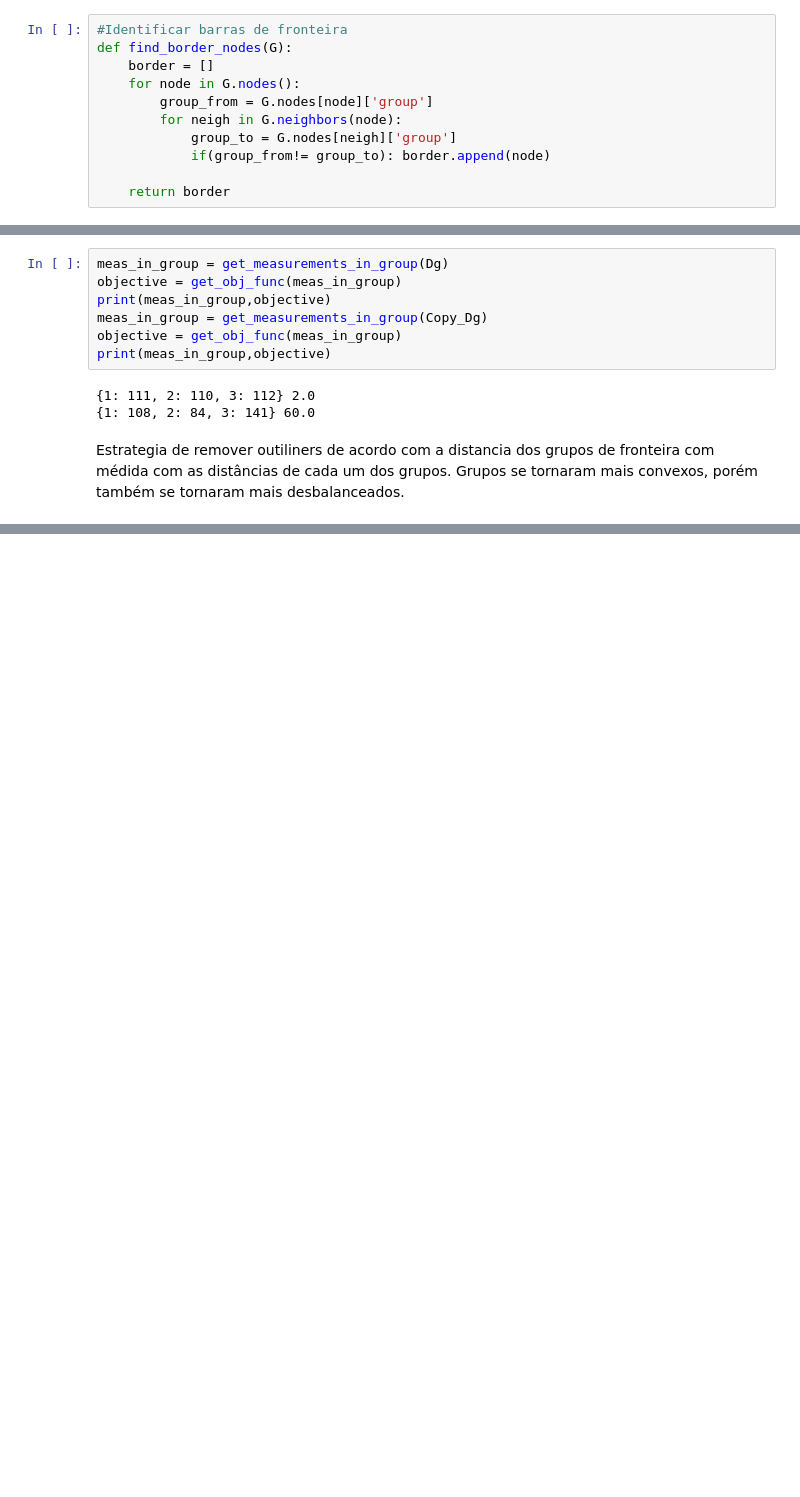
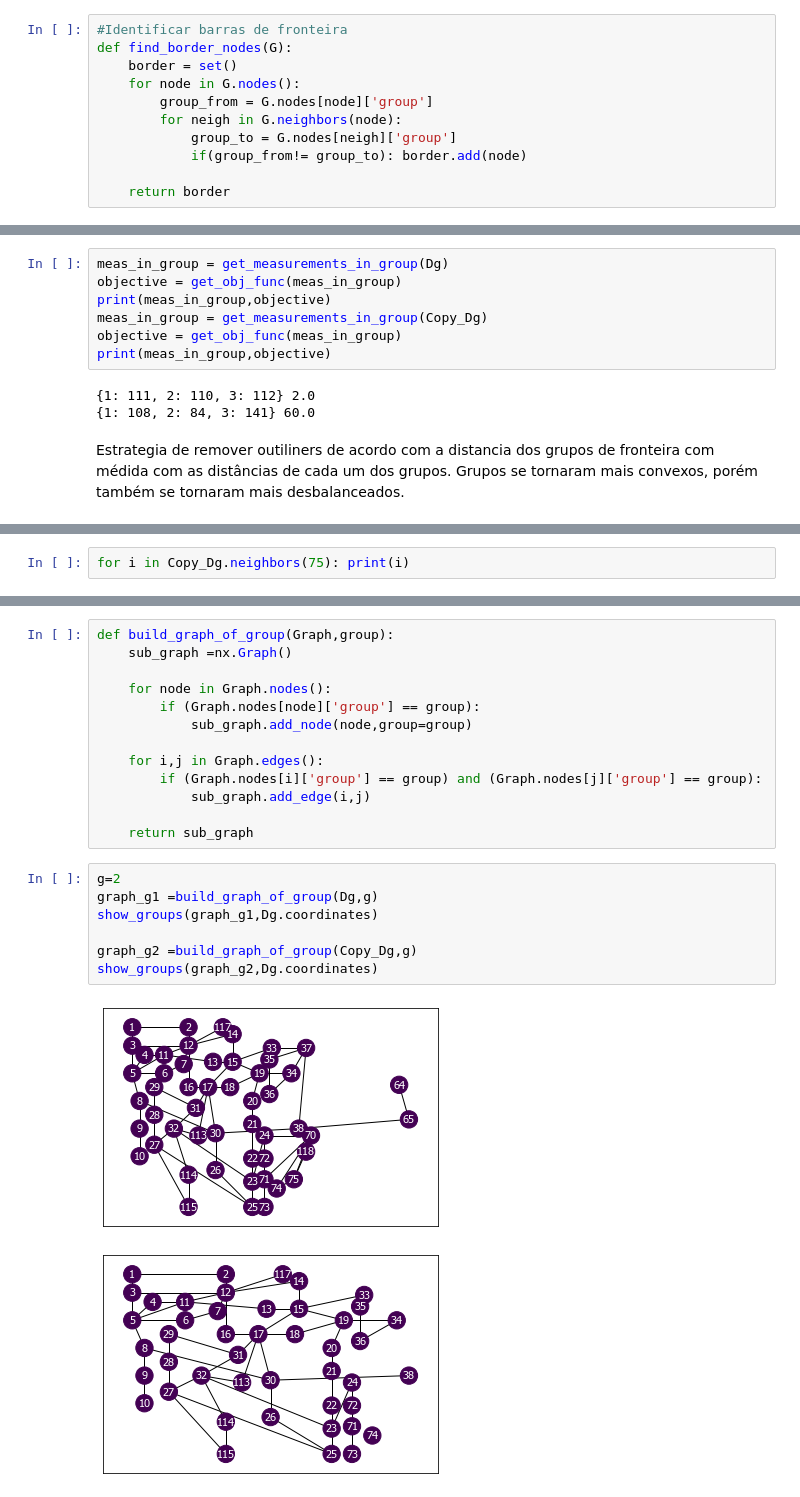
Before and after one commit to AyresNishio/Programa_Segmentador_Sistemas, a Jupyter notebook: Read_Segments/main.ipynb, the cells around one changed output, grey strips where cells are left out. Cells and saved outputs as stored; diff of their text form; blank space fills up the shorter version.

```diff
--- a/Read_Segments/main.ipynb
+++ b/Read_Segments/main.ipynb
@@ -35,12 +35,12 @@ show_groups(Dg)
 # %%
 #Identificar barras de fronteira
 def find_border_nodes(G):
-    border = []
+    border = set()
     for node in G.nodes():
         group_from = G.nodes[node]['group']
         for neigh in G.neighbors(node):
             group_to = G.nodes[neigh]['group']
-            if(group_from!= group_to): border.append(node)
+            if(group_from!= group_to): border.add(node)
 
     return border
 # %%
@@ -125,0 +185,2 @@ Grupos se tornaram mais convexos, porém também se tornaram mais desbalanceados
+# %%
+for i in Copy_Dg.neighbors(75): print(i)
@@ -125,0 +193,23 @@ Grupos se tornaram mais convexos, porém também se tornaram mais desbalanceados
+# %%
+def build_graph_of_group(Graph,group):
+    sub_graph =nx.Graph()
+
+    for node in Graph.nodes():
+        if (Graph.nodes[node]['group'] == group):
+            sub_graph.add_node(node,group=group)
+
+    for i,j in Graph.edges():
+        if (Graph.nodes[i]['group'] == group) and (Graph.nodes[j]['group'] == group):
+            sub_graph.add_edge(i,j)
+
+    return sub_graph
+# %%
+g=2
+graph_g1 =build_graph_of_group(Dg,g)
+show_groups(graph_g1,Dg.coordinates)
+
+graph_g2 =build_graph_of_group(Copy_Dg,g)
+show_groups(graph_g2,Dg.coordinates)
+# %% [output]
+[figure, added]
+[figure, added]
```
Also changed, not shown: parts of 11 cells of this notebook, 2 other files.
